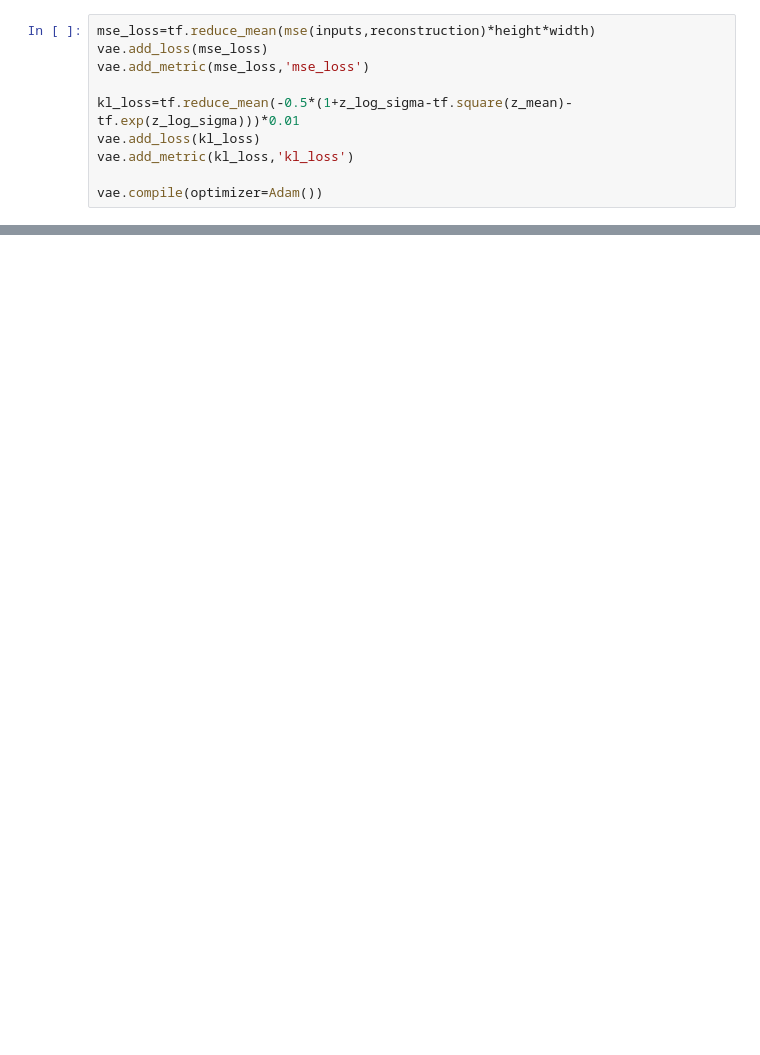
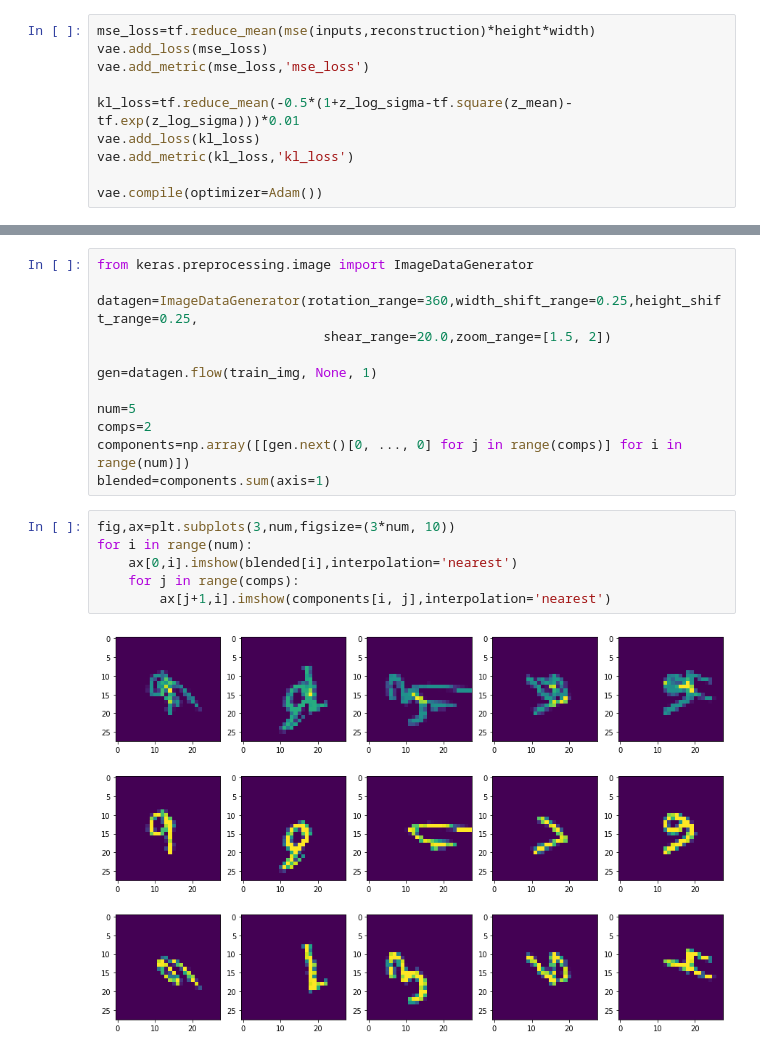
Before and after one commit to Volconage/Deblending-Galaxies-Project, a Jupyter notebook: vae_test_attempt2.ipynb, the cells around one changed output, grey strips where cells are left out. Saved outputs shown, nothing was run; the diff lists cells and outputs as text; blank space fills up the shorter version.

```diff
--- a/vae_test_attempt2.ipynb
+++ b/vae_test_attempt2.ipynb
@@ -163,0 +165,20 @@ summary_plot()
+# %%
+from keras.preprocessing.image import ImageDataGenerator
+
+datagen=ImageDataGenerator(rotation_range=360,width_shift_range=0.25,height_shift_range=0.25,
+                             shear_range=20.0,zoom_range=[1.5, 2])
+
+gen=datagen.flow(train_img, None, 1)
+
+num=5
+comps=2
+components=np.array([[gen.next()[0, ..., 0] for j in range(comps)] for i in range(num)])
+blended=components.sum(axis=1)
+# %%
+fig,ax=plt.subplots(3,num,figsize=(3*num, 10))
+for i in range(num):
+    ax[0,i].imshow(blended[i],interpolation='nearest')
+    for j in range(comps):
+        ax[j+1,i].imshow(components[i, j],interpolation='nearest')
+# %% [output]
+[figure, added]
```
Also changed, not shown: parts of 8 cells of this notebook.
